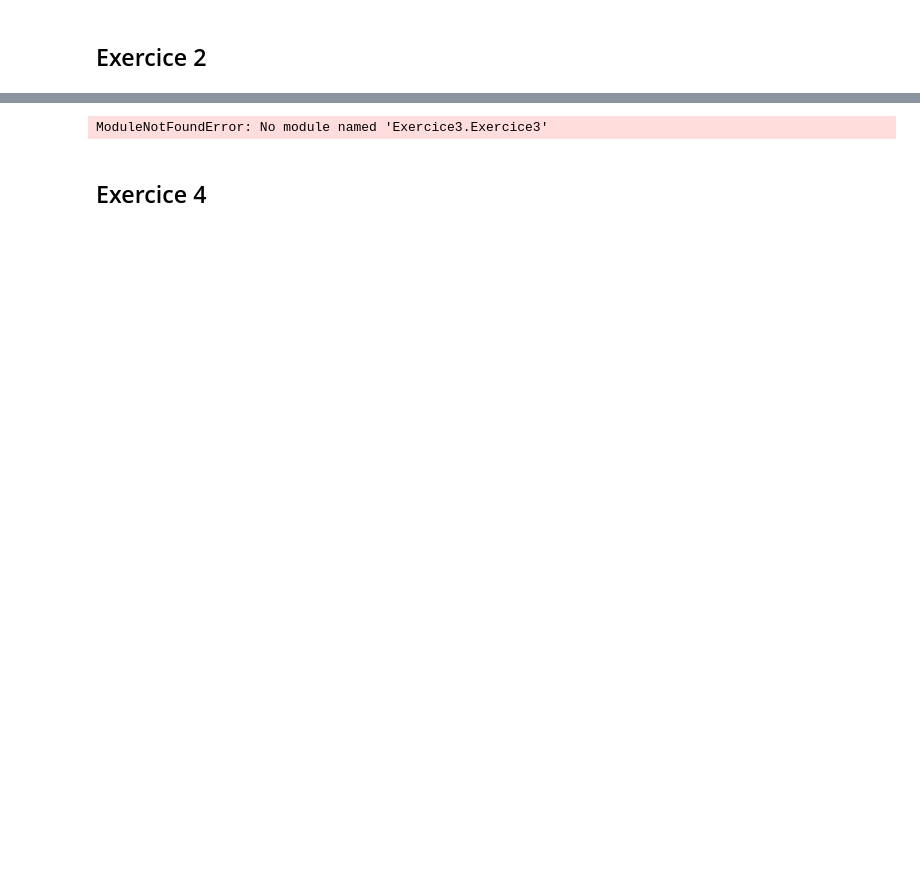
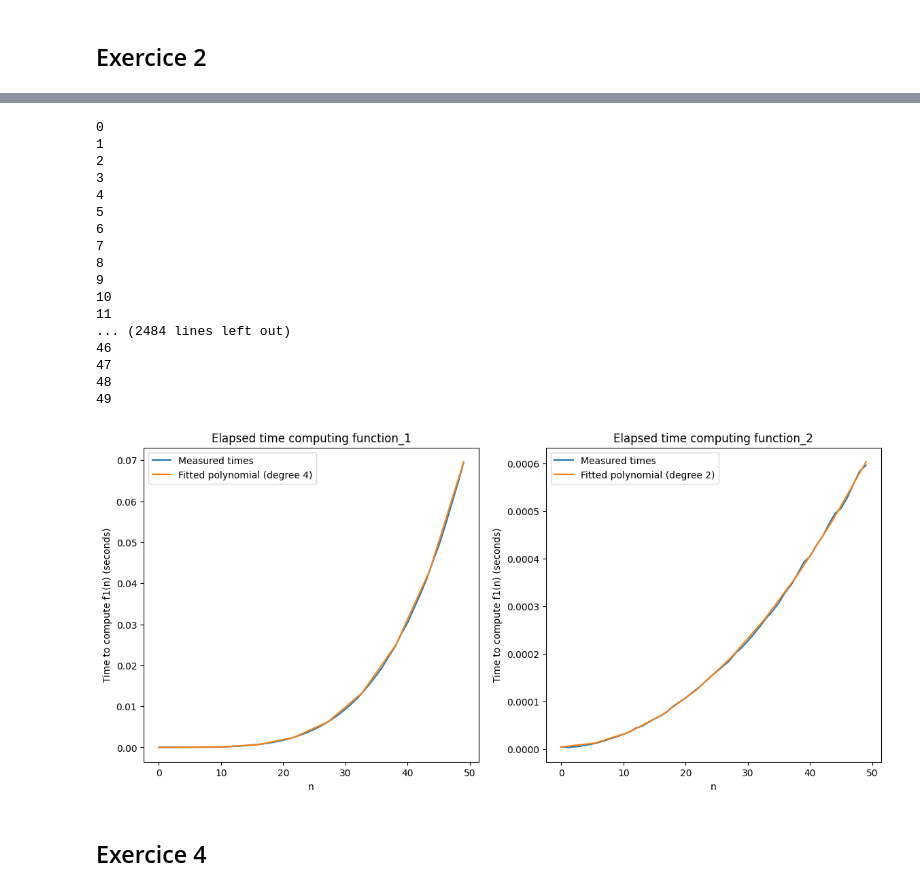
Before and after one commit to TheVengeur/AlgoGraph, a Jupyter notebook: Rapport.ipynb, the cells around one changed output, grey strips where cells are left out. Saved outputs shown, nothing was run; the diff lists cells and outputs as text; code cells hidden in the pictures; blank space fills up the shorter version.

Commit message:
[+] Exercice 3 completed with time complexity and polynomial fitting graph

```diff
--- a/Rapport.ipynb
+++ b/Rapport.ipynb
@@ -28,8 +38,25 @@ ModuleNotFoundError: No module named 'Exercice2.Exercice2'
 # %%
-import Exercice3.Exercice3 as ex3
-ex3.Exercice3()
+import Exercice3.exercice_3_functions as ex3
+ex3.generate_bound()
 # %% [output]
-ModuleNotFoundError: No module named 'Exercice3.Exercice3'
+0
+1
+2
+3
+4
+5
+6
+7
+8
+9
+10
+11
+... (2484 lines left out)
+46
+47
+48
+49
+[figure, added]
 # %% [markdown]
 ## Exercice 4
 # %%
```
Also changed, not shown: parts of 5 cells of this notebook, 2 other files.
